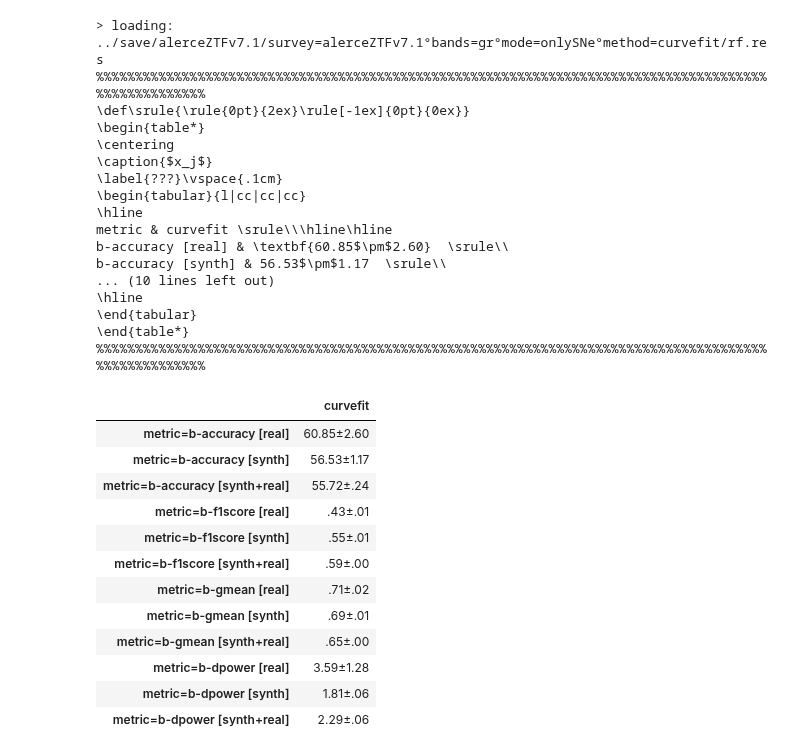
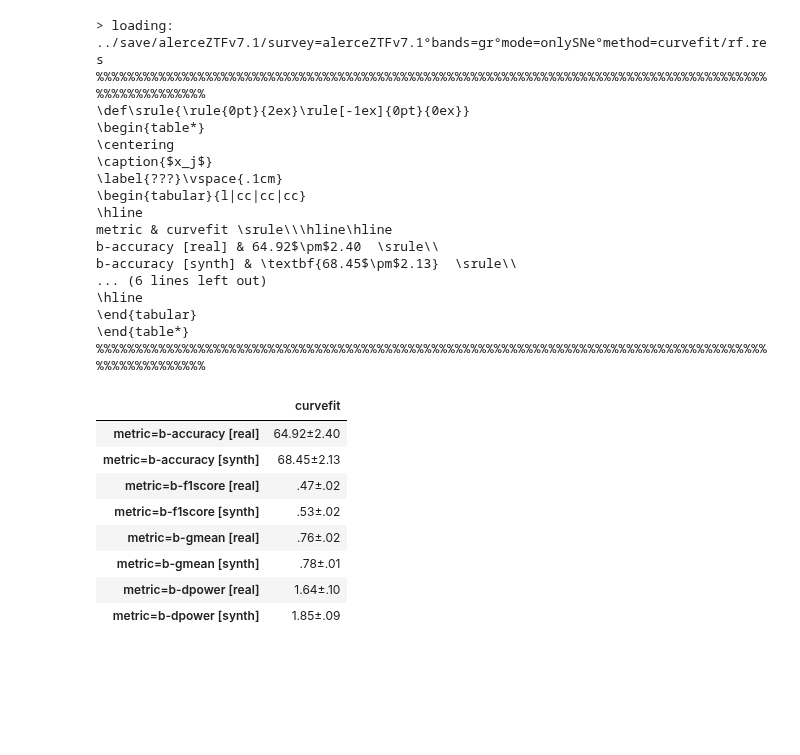
Before and after one commit to opimentel-github/astro-lightcurves-fats, a Jupyter notebook: experiments/random_forest.ipynb, the cells around one changed output. Saved outputs shown, nothing was run; the diff lists cells and outputs as text; code cells hidden in the pictures; blank space fills up the shorter version.

```diff
--- a/experiments/random_forest.ipynb
+++ b/experiments/random_forest.ipynb
@@ -75,8 +75,8 @@ from flamingchoripan.cuteplots.cm_plots import plot_custom_confusion_matrix
 from flamingchoripan.datascience.statistics import XError
 import matplotlib.pyplot as plt
 
-max_model_ids = 20
-test_lcset_name = 'test' # val test
+max_model_ids = 100
+test_lcset_name = 'val' # val test
 methods = ['linear', 'mcmc', 'curvefit', 'bspline']
 methods = ['curvefit']
 for method in methods:
@@ -144,53 +147,49 @@ for km,method in enumerate(methods):
     for m in ['b-accuracy', 'b-f1score', 'b-gmean', 'b-dpower']:
         info_dict[f'metric={m} [real]'] = {method:XError([rf_results[f'train'][id]['metrics_dict'][m] for id in model_ids])}
         info_dict[f'metric={m} [synth]'] = {method:XError([rf_results[f'train.{method}'][id]['metrics_dict'][m] for id in model_ids])}
-        info_dict[f'metric={m} [synth+real]'] = {method:XError([rf_results[f'train.{method}+real'][id]['metrics_dict'][m] for id in model_ids])}
+        #info_dict[f'metric={m} [synth+real]'] = {method:XError([rf_results[f'train.{method}+real'][id]['metrics_dict'][m] for id in model_ids])}
 
 info_df = pd.DataFrame.from_dict(info_dict, orient='index').reindex(list(info_dict.keys()))
 #info_df = info_df.sort_values(by=['b-f1score | synth+real'])
 #info_df['b-accu[%] | real'] = [v if k==0 else XError(None) for k,v in enumerate(info_df['b-accu[%] | real'].values)]
 #info_df['b-f1score | real'] = [v if k==0 else XError(None) for k,v in enumerate(info_df['b-f1score | real'].values)]
 
 latex_kwargs = {
     'caption':'$x_j$',
     'label':'???',
     'bold_criteriums':'max',
     'custom_tabular_align':'l|cc|cc|cc',
 }
 latex_table = LatexTable(info_df, **latex_kwargs)
 print(latex_table)
 info_df
 # %% [output]
 > loading: ../save/alerceZTFv7.1/survey=alerceZTFv7.1°bands=gr°mode=onlySNe°method=curvefit/rf.res
 %%%%%%%%%%%%%%%%%%%%%%%%%%%%%%%%%%%%%%%%%%%%%%%%%%%%%%%%%%%%%%%%%%%%%%%%%%%%%%%%%%%%%%%%%%%%%%%%%%%%
 \def\srule{\rule{0pt}{2ex}\rule[-1ex]{0pt}{0ex}}
 \begin{table*}
 \centering
 \caption{$x_j$}
 \label{???}\vspace{.1cm}
 \begin{tabular}{l|cc|cc|cc}
 \hline
 metric & curvefit \srule\\\hline\hline
-b-accuracy [real] & \textbf{60.85$\pm$2.60}  \srule\\
-b-accuracy [synth] & 56.53$\pm$1.17  \srule\\
-... (10 lines left out)
+b-accuracy [real] & 64.92$\pm$2.40  \srule\\
+b-accuracy [synth] & \textbf{68.45$\pm$2.13}  \srule\\
+... (6 lines left out)
 \hline
 \end{tabular}
 \end{table*}
 %%%%%%%%%%%%%%%%%%%%%%%%%%%%%%%%%%%%%%%%%%%%%%%%%%%%%%%%%%%%%%%%%%%%%%%%%%%%%%%%%%%%%%%%%%%%%%%%%%%%
 |  | curvefit |
-| metric=b-accuracy [real] | 60.85±2.60 |
-| metric=b-accuracy [synth] | 56.53±1.17 |
-| metric=b-accuracy [synth+real] | 55.72±.24 |
-| metric=b-f1score [real] | .43±.01 |
-| metric=b-f1score [synth] | .55±.01 |
-| metric=b-f1score [synth+real] | .59±.00 |
-| metric=b-gmean [real] | .71±.02 |
-| metric=b-gmean [synth] | .69±.01 |
-| metric=b-gmean [synth+real] | .65±.00 |
-| metric=b-dpower [real] | 3.59±1.28 |
-| metric=b-dpower [synth] | 1.81±.06 |
-| metric=b-dpower [synth+real] | 2.29±.06 |
+| metric=b-accuracy [real] | 64.92±2.40 |
+| metric=b-accuracy [synth] | 68.45±2.13 |
+| metric=b-f1score [real] | .47±.02 |
+| metric=b-f1score [synth] | .53±.02 |
+| metric=b-gmean [real] | .76±.02 |
+| metric=b-gmean [synth] | .78±.01 |
+| metric=b-dpower [real] | 1.64±.10 |
+| metric=b-dpower [synth] | 1.85±.09 |
 # %%
 %load_ext autoreload
 %autoreload 2
```
Also changed, not shown: parts of 2 cells of this notebook, 4 other files.
